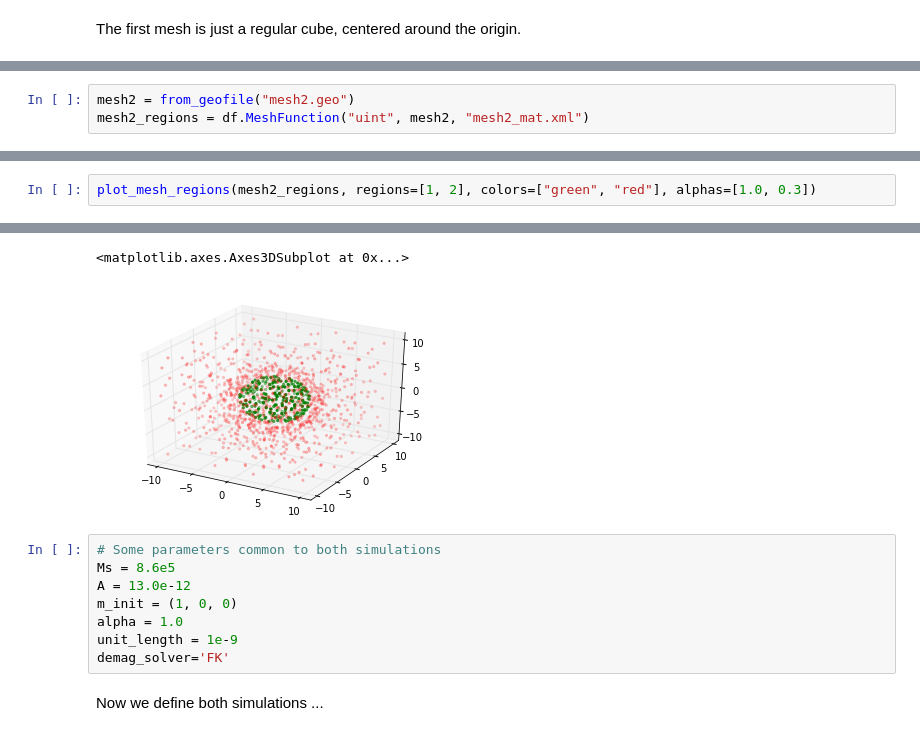
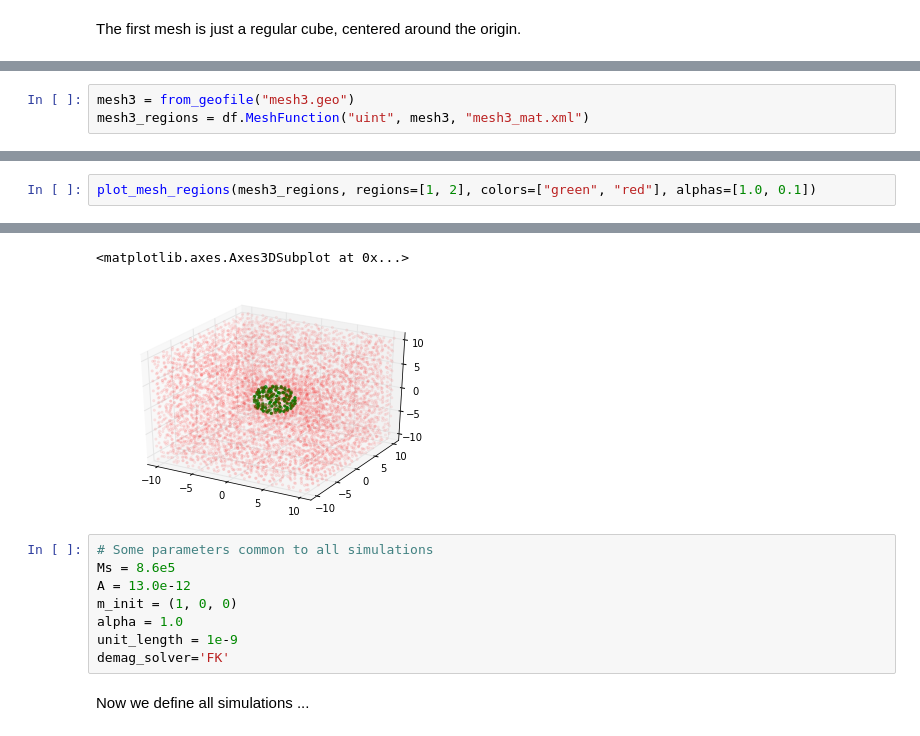
Before and after one commit to fangohr/finmag, a Jupyter notebook: sandbox/airbox/test_for_two_regions_with_same_Ms.ipynb, the cells around one changed output, grey strips where cells are left out. Saved outputs shown, nothing was run; the diff lists cells and outputs as text.

```diff
--- a/sandbox/airbox/test_for_two_regions_with_same_Ms.ipynb
+++ b/sandbox/airbox/test_for_two_regions_with_same_Ms.ipynb
@@ -52,6 +72,6 @@ with open("mesh2.geo", "w") as f:
         tlo air;
         """.format(r_sphere=r_sphere, r_cube=r_cube, maxh_sphere=maxh_sphere, maxh_cube=maxh_cube)))
 # %%
-mesh2 = from_geofile("mesh2.geo")
-mesh2_regions = df.MeshFunction("uint", mesh2, "mesh2_mat.xml")
+mesh3 = from_geofile("mesh3.geo")
+mesh3_regions = df.MeshFunction("uint", mesh3, "mesh3_mat.xml")
 # %% [output]
@@ -79,3 +101,3 @@ plot_mesh(mesh2)
 # %%
-plot_mesh_regions(mesh2_regions, regions=[1, 2], colors=["green", "red"], alphas=[1.0, 0.3])
+plot_mesh_regions(mesh3_regions, regions=[1, 2], colors=["green", "red"], alphas=[1.0, 0.1])
 # %% [output]
@@ -83,7 +105,7 @@ plot_mesh_regions(mesh2_regions, regions=[1, 2], colors=["green", "red"], alphas
 <matplotlib.axes.Axes3DSubplot at 0x...>
-[figure, old version]
+[figure, new version]
 # %%
-# Some parameters common to both simulations
+# Some parameters common to all simulations
 Ms = 8.6e5
 A = 13.0e-12
 m_init = (1, 0, 0)
@@ -91,6 +113,6 @@ alpha = 1.0
 unit_length = 1e-9
 demag_solver='FK'
 # %% [markdown]
-Now we define both simulations ...
+Now we define all simulations ...
 # %%
 sim1 = sim_with(mesh1, Ms=Ms, m_init=m_init, alpha=alpha, unit_length=unit_length, A=A, demag_solver=demag_solver)
```
Also changed, not shown: parts of 46 cells of this notebook.
